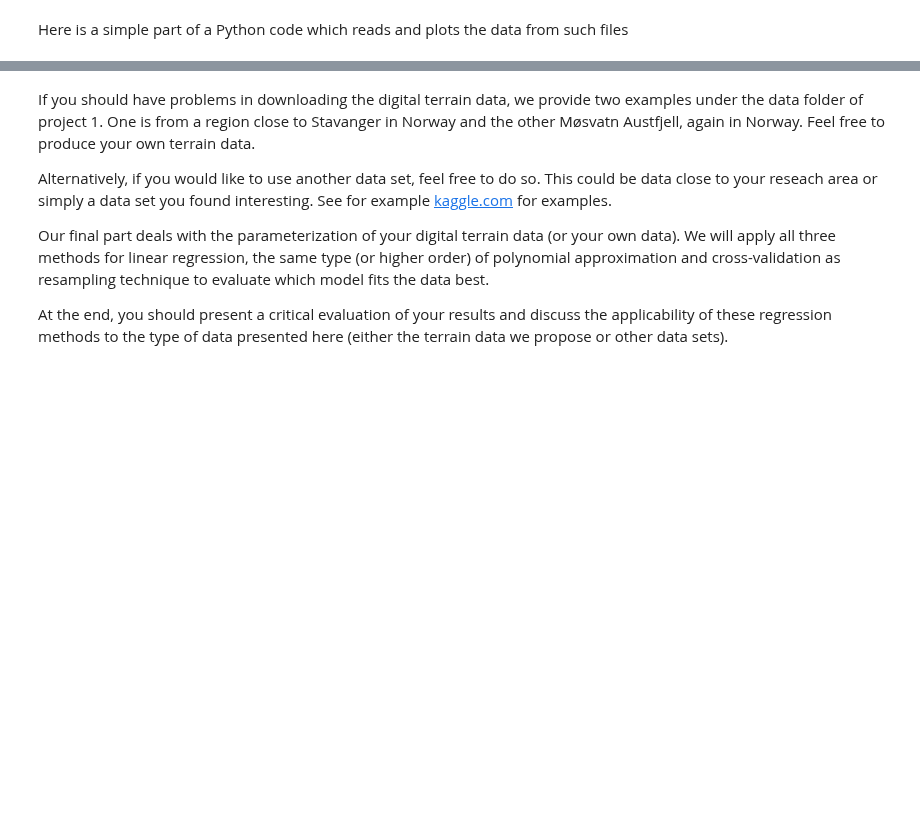
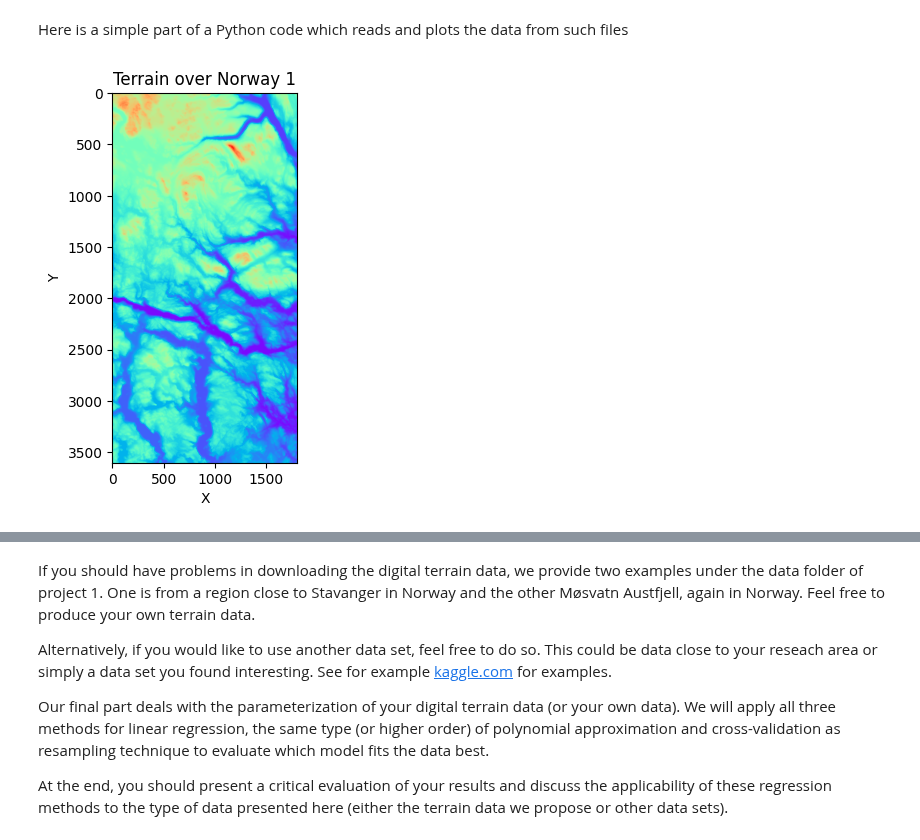
Before and after one commit to Sofriet/Project1data-ml, a Jupyter notebook: Project1.ipynb, the cells around one changed output, grey strips where cells are left out. Cells and saved outputs as stored; diff of their text form; code cells hidden in the pictures; blank space fills up the shorter version.

```diff
--- a/Project1.ipynb
+++ b/Project1.ipynb
@@ -833,16 +836,20 @@ from such files
 # %%
 import numpy as np
 from imageio import imread
 import matplotlib.pyplot as plt
 from mpl_toolkits.mplot3d import Axes3D
 from matplotlib import cm
 
+np.random.seed(1509)
+
 # Load the terrain
 terrain1 = imread('SRTM_data_Norway_1.tif')
 # Show the terrain
 plt.figure()
 plt.title('Terrain over Norway 1')
-plt.imshow(terrain1, cmap='gray')
+plt.imshow(terrain1, cmap='rainbow')
 plt.xlabel('X')
 plt.ylabel('Y')
 plt.show()
+# %% [output]
+[figure, added]
```
Also changed, not shown: parts of 7 cells of this notebook, 1 other file.
